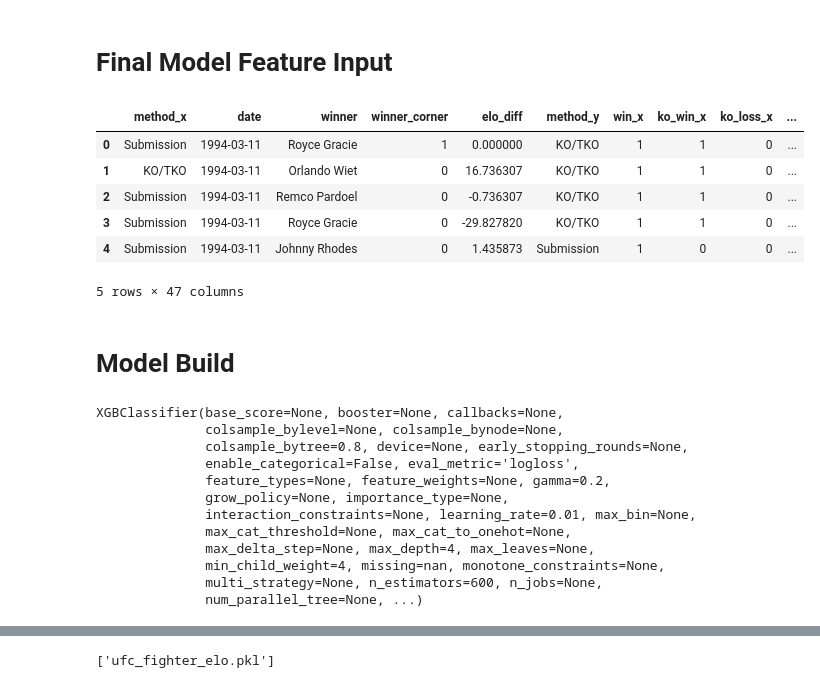
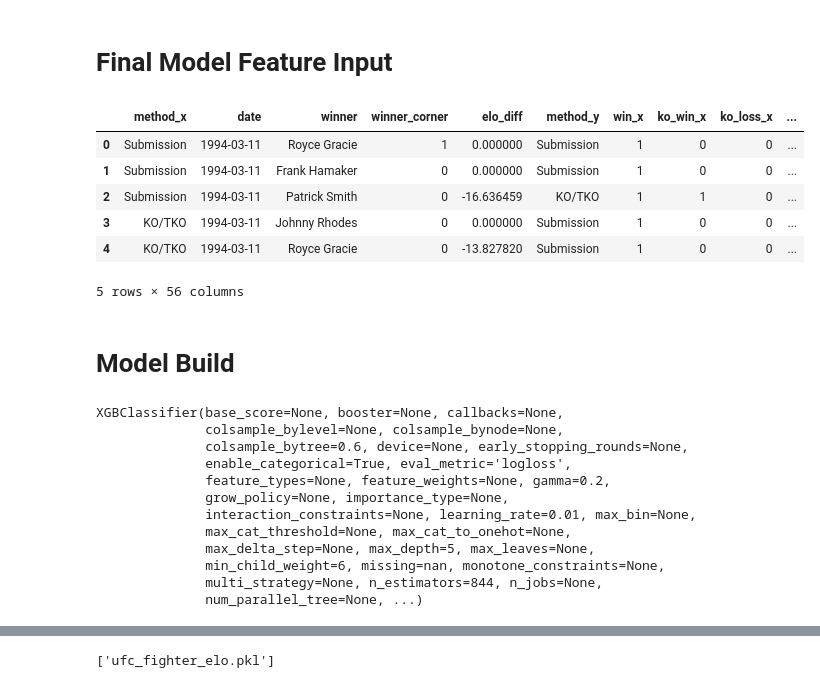
Before and after one commit to aidan-wilkinson/ufc-predictor-full, a Jupyter notebook: ufc-predictor-backend/ufc_model_xgboost.ipynb, the cells around one changed output, grey strips where cells are left out. Cells and saved outputs as stored; diff of their text form; code cells hidden in the pictures.

```diff
--- a/ufc-predictor-backend/ufc_model_xgboost.ipynb
+++ b/ufc-predictor-backend/ufc_model_xgboost.ipynb
@@ -15,7 +16,7 @@ import joblib
 import warnings
 warnings.filterwarnings("ignore")
 # %%
-df = pd.read_csv("UFC.csv")
+df = pd.read_csv("data/UFC.csv")
 df.head().style.set_sticky(axis="columns")
 # %% [output]
 |  | event_id | event_name | date | location | fight_id | division | title_fight | method | finish_round | ... |
@@ -81,7 +82,17 @@ numeric_cols = [
     'r_wins', 'b_wins', 'r_losses', 'b_losses'
 ]
 
-df[numeric_cols] = df[numeric_cols].fillna(df[numeric_cols].mean())
+df["date"] = pd.to_datetime(df["date"])
+df = df.sort_values(by="date").reset_index(drop=True)
+
+# --- define a cutoff for the whole pipeline, used everywhere downstream ---
+CUTOFF_DATE = df["date"].quantile(0.8)
+
+train_mask = df["date"] < CUTOFF_DATE
+
+# fill missing numeric values using training-period stats
+col_means = df.loc[train_mask, numeric_cols].mean()
+df[numeric_cols] = df[numeric_cols].fillna(col_means)
 # %%
 df["date"] = pd.to_datetime(df["date"])
 df = df.sort_values(by="date")
@@ -254,7 +265,7 @@ def expected_score(rating_a, rating_b):
 df = df.sort_values("date").reset_index(drop=True)
 
 # split before Elo so test fights don't influence training ratings
-cutoff_raw = int(len(df) * 0.8)
+cutoff_raw = (df["date"] < CUTOFF_DATE).sum()
 train_df = df.iloc[:cutoff_raw].copy()
 test_df  = df.iloc[cutoff_raw:].copy()
 
@@ -575,7 +584,7 @@ df_flip["winner_corner"] = 1 - df_flip["winner_corner"]
 # -------------------------
 # 5. split THEN combine — flip only training data
 # -------------------------
-cutoff_raw = int(len(df_base) * 0.8)
+cutoff_raw = (df["date"] < CUTOFF_DATE).sum()
 train_base = df_base.iloc[:cutoff_raw]
 test_clean = df_base.iloc[cutoff_raw:]
 
@@ -622,39 +631,56 @@ df_model["win_rate_diff"] = df_model["r_win_rate"] - df_model["b_win_rate"]
 df_model["fights_diff"] = df_model["r_ufc_fights_before"] - df_model["b_ufc_fights_before"]
 df_model["rest_diff"] = df_model["r_days_since_last_fight"] - df_model["b_days_since_last_fight"]
 
 # momentum
 df_model["r_momentum_3"] = df_model["r_last_3_wins"] / 3
 df_model["b_momentum_3"] = df_model["b_last_3_wins"] / 3
 df_model["r_momentum_6"] = df_model["r_last_6_wins"] / 6
 df_model["b_momentum_6"] = df_model["b_last_6_wins"] / 6
 
 df_model["momentum_3_diff"] = df_model["r_momentum_3"] - df_model["b_momentum_3"]
 df_model["momentum_6_diff"] = df_model["r_momentum_6"] - df_model["b_momentum_6"]
 
 # quality
 df_model["r_quality_3"] = df_model["r_quality_last_3"] / 3
 df_model["b_quality_3"] = df_model["b_quality_last_3"] / 3
 df_model["r_quality_6"] = df_model["r_quality_last_6"] / 6
 df_model["b_quality_6"] = df_model["b_quality_last_6"] / 6
 
 df_model["quality_3_diff"] = df_model["r_quality_3"] - df_model["b_quality_3"]
 df_model["quality_6_diff"] = df_model["r_quality_6"] - df_model["b_quality_6"]
 
 # elo
 df_model["elo_diff"] = df_model["r_elo"] - df_model["b_elo"]
 
 # drop raw features
 df_model = df_model[[col for col in df_model.columns if not col.startswith("r_") and not col.startswith("b_")]]
 
+
+# Add weight class for future use if wanted
+def weight_to_division(w):
+    bounds = [
+        (56.7, "flyweight"), (61.2, "bantamweight"), (65.8, "featherweight"),
+        (70.3, "lightweight"), (77.1, "welterweight"), (83.9, "middleweight"),
+        (93.0, "light_heavyweight"), (120.2, "heavyweight")
+    ]
+    for limit, name in bounds:
+        if w <= limit + 1:
+            return name
+    return "heavyweight"
+
+df_model["division"] = df_model["weight_class"].apply(weight_to_division)
+division_dummies = pd.get_dummies(df_model["division"], prefix="div")
+df_model = pd.concat([df_model, division_dummies], axis=1)
+
 df_model.head()
 # %% [output]
 |  | method_x | date | winner | winner_corner | elo_diff | method_y | win_x | ko_win_x | ko_loss_x | ... |
-| 0 | Submission | 1994-03-11 | Royce Gracie | 1 | 0.000000 | KO/TKO | 1 | 1 | 0 | ... |
-| 1 | KO/TKO | 1994-03-11 | Orlando Wiet | 0 | 16.736307 | KO/TKO | 1 | 1 | 0 | ... |
-| 2 | Submission | 1994-03-11 | Remco Pardoel | 0 | -0.736307 | KO/TKO | 1 | 1 | 0 | ... |
-| 3 | Submission | 1994-03-11 | Royce Gracie | 0 | -29.827820 | KO/TKO | 1 | 1 | 0 | ... |
-| 4 | Submission | 1994-03-11 | Johnny Rhodes | 0 | 1.435873 | Submission | 1 | 0 | 0 | ... |
+| 0 | Submission | 1994-03-11 | Royce Gracie | 1 | 0.000000 | Submission | 1 | 0 | 0 | ... |
+| 1 | Submission | 1994-03-11 | Frank Hamaker | 0 | 0.000000 | Submission | 1 | 0 | 0 | ... |
+| 2 | Submission | 1994-03-11 | Patrick Smith | 0 | -16.636459 | KO/TKO | 1 | 1 | 0 | ... |
+| 3 | KO/TKO | 1994-03-11 | Johnny Rhodes | 0 | 0.000000 | Submission | 1 | 0 | 0 | ... |
+| 4 | KO/TKO | 1994-03-11 | Royce Gracie | 0 | -13.827820 | Submission | 1 | 0 | 0 | ... |
-5 rows × 47 columns
+5 rows × 56 columns
 # %%
 features = [
     # physical
@@ -711,14 +737,14 @@ X_test = test[features]
 y_test = test["winner_corner"]
 
 model = xgb.XGBClassifier(
-    n_estimators=600,
-    max_depth=4,
+    n_estimators=844,
+    max_depth=5,
     learning_rate=0.01,
-    subsample=0.8,
-    colsample_bytree=0.8,
+    subsample=0.6,
+    colsample_bytree=0.6,
     eval_metric="logloss",
     random_state=42,
-    min_child_weight=4,
+    min_child_weight=6,
     gamma=0.2
 )
 
@@ -726,15 +752,15 @@ model.fit(X_train, y_train)
 # %% [output]
 XGBClassifier(base_score=None, booster=None, callbacks=None,
               colsample_bylevel=None, colsample_bynode=None,
-              colsample_bytree=0.8, device=None, early_stopping_rounds=None,
-              enable_categorical=False, eval_metric='logloss',
+              colsample_bytree=0.6, device=None, early_stopping_rounds=None,
+              enable_categorical=True, eval_metric='logloss',
               feature_types=None, feature_weights=None, gamma=0.2,
               grow_policy=None, importance_type=None,
               interaction_constraints=None, learning_rate=0.01, max_bin=None,
               max_cat_threshold=None, max_cat_to_onehot=None,
-              max_delta_step=None, max_depth=4, max_leaves=None,
-              min_child_weight=4, missing=nan, monotone_constraints=None,
-              multi_strategy=None, n_estimators=600, n_jobs=None,
+              max_delta_step=None, max_depth=5, max_leaves=None,
+              min_child_weight=6, missing=nan, monotone_constraints=None,
+              multi_strategy=None, n_estimators=844, n_jobs=None,
               num_parallel_tree=None, ...)
 # %%
 preds = model.predict(X_test)
```
Also changed, not shown: parts of 15 cells of this notebook, 7 other files.
